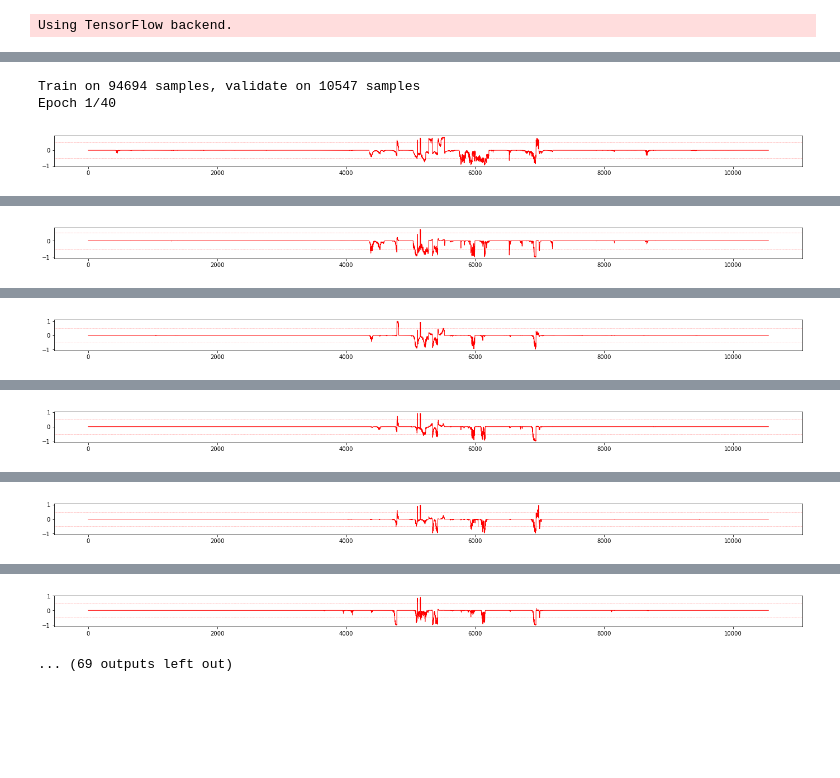
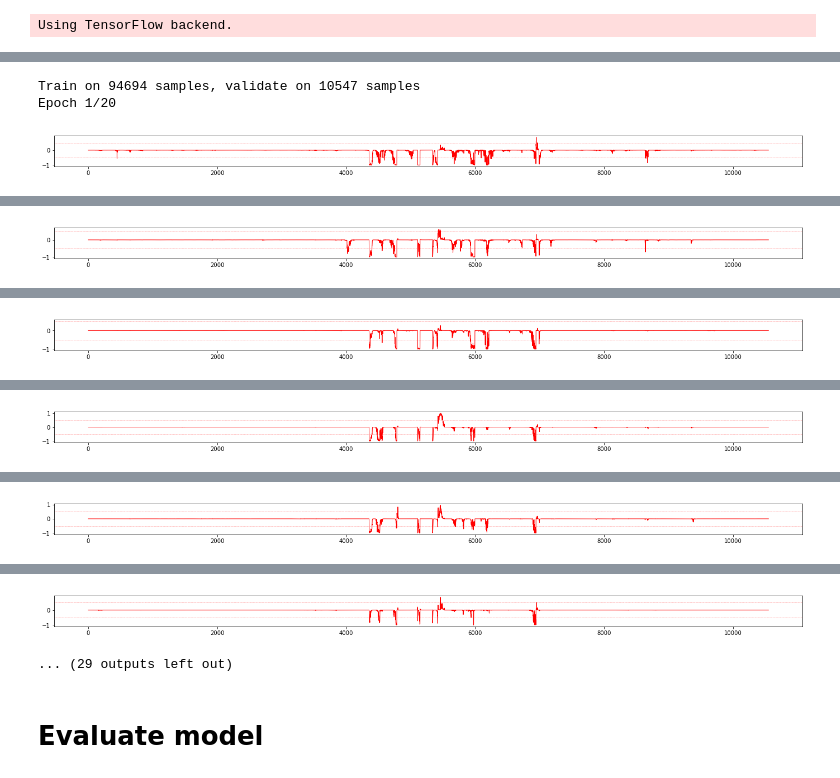
Before and after one commit to CienegaOrchards/Learning, a Jupyter notebook: Weather supplemental data.ipynb, the cells around one changed output, grey strips where cells are left out. Drawn from its saved outputs; the diff is of its cells as text; code cells hidden in the pictures; blank space fills up the shorter version.

Commit message:
Update model for weather forecasting; include logged forecast data in prediction model; add docs

```diff
--- a/Weather supplemental data.ipynb
+++ b/Weather supplemental data.ipynb
@@ -45,13 +94,8 @@ data.head()
 # %%
 minutes_in_week = 60*24*7+30
-seq_length=32
 base = 30
 multiple = np.exp(np.log(minutes_in_week/base)/(seq_length-1))
-fp_fn_ratio=10
 from pandas.tseries.offsets import *
 offsets = pd.Series(DateOffset(minutes = base*(multiple**i-1)) for i in range(seq_length-1,-1,-1))
 offsets
-# wanted_cols = data[['TemperatureF','DewpointF','PressureIn','WindSpeedMPH','WindSpeedGustMPH','Humidity','HourlyPrecipIn','dailyrainin','SolarRadiationWatts/m^2','day_of_year', 'hour']]
-# idx=wanted_cols.index[50000]
-# %timeit wanted_cols.loc[([wanted_cols.index.asof(i) for i in (idx-offsets)])].values
 # %% [output]
@@ -75,14 +123,14 @@ dtype: object
 # %%
-wanted_cols = data[['TemperatureF','DewpointF','PressureIn','WindSpeedMPH','WindSpeedGustMPH','Humidity','HourlyPrecipIn','dailyrainin','SolarRadiationWatts/m^2','day_of_year', 'hour']]
+wanted_cols = data[['TemperatureF','DewpointF','PressureIn','WindSpeedMPH','WindSpeedGustMPH',
+                    'Humidity','HourlyPrecipIn','dailyrainin','SolarRadiationWatts/m^2',
+                    'day_of_year','hour','forecast']]
 
-# TODO: This below takes 18 minutes to run on 124,028 data points.  Surely that could be faster??!?
+# TODO: This below takes about 12 minutes to run on 105,241 data points with seq_length=10.  Surely that could be faster??!?
 # all_x = np.nan_to_num([wanted_cols.loc[([wanted_cols.index.asof(i) for i in (idx-offsets)])].values for idx in zip(wanted_cols.index)])
-# all_y = data.threshold_32.values.reshape(-1,1)
 # save_array(path+'all_x', all_x)
-# save_array(path+'all_y', all_y)
 
 all_x = load_array(path+'all_x')
-all_y = load_array(path+'all_y')
+all_y = data.threshold_32.values.reshape(-1,1)
 
 all_x.shape, all_y.shape
 # %% [output]
@@ -89,0 +140,5 @@ all_x.shape, all_y.shape
+# %%
+inputs_scaler = StandardScaler()
+num_params = all_x.shape[2]
+
+all_x = inputs_scaler.fit_transform(all_x.reshape(-1,num_params)).reshape(-1,seq_length,num_params)
@@ -103,7 +166,6 @@ train_x.shape, train_y.shape, val_x.shape, val_y.shape, train_y.sum(), val_y.sum
 # %%
 model = Sequential([
-    BatchNormalization(input_shape=(seq_length, train_x.shape[2])),
-    Dropout(0.25),
+    GaussianNoise(0.3, input_shape=(seq_length, train_x.shape[2])),
 
     Conv1D(64, 3, padding='causal'),
     keras.layers.advanced_activations.PReLU(),
@@ -118,8 +180,13 @@ model = Sequential([
     BatchNormalization(),
     Conv1D(128, 3, padding='causal'),
     keras.layers.advanced_activations.PReLU(),
-    MaxPooling1D(),
+#     MaxPooling1D(),
     BatchNormalization(),
+
+#     Conv1D(256, 3, padding='causal'),
+#     keras.layers.advanced_activations.PReLU(),
+#     MaxPooling1D(),
+#     BatchNormalization(),
 
 #     Conv1D(256, 3, padding='causal'),
 #     keras.layers.advanced_activations.PReLU(),
@@ -178,16 +251,16 @@ class GraphCallback(keras.callbacks.Callback):
             plt.axhline(-0.5, color='r', ls='dashed', lw=0.5, alpha=0.5)
             plt.show()
 
-reduce_lr = ReduceLROnPlateau(factor=0.3, patience=4, verbose=1)
+reduce_lr = ReduceLROnPlateau(factor=0.3, patience=3, verbose=1)
 graph_cb = GraphCallback()
 
 history = model.fit(train_x, train_y,
-          epochs=40,
+          epochs=20,
           batch_size=batch_size,
           validation_data=(val_x, val_y),
           class_weight={0:1, 1:fp_fn_ratio, 2:fp_fn_ratio**2},
           callbacks=[reduce_lr, graph_cb])
 # %% [output]
 Train on 94694 samples, validate on 10547 samples
-Epoch 1/40
+Epoch 1/20
-[figure, old version]
+[figure, new version]
@@ -196 +269 @@ Epoch 2/40
-[figure, old version]
+[figure, new version]
@@ -199 +272 @@ Epoch 3/40
-[figure, old version]
+[figure, new version]
@@ -202 +275 @@ Epoch 4/40
-[figure, old version]
+[figure, new version]
@@ -205 +278 @@ Epoch 5/40
-[figure, old version]
+[figure, new version]
@@ -208,5 +281,7 @@ Epoch 6/40
-[figure, old version]
+[figure, new version]
-... (69 outputs left out)
+... (29 outputs left out)
+# %% [markdown]
+# Evaluate model
 # %%
 print(history.history.keys())
 fig, ax1 = plt.subplots()
```
Also changed, not shown: parts of 26 cells of this notebook, 3 other files.
